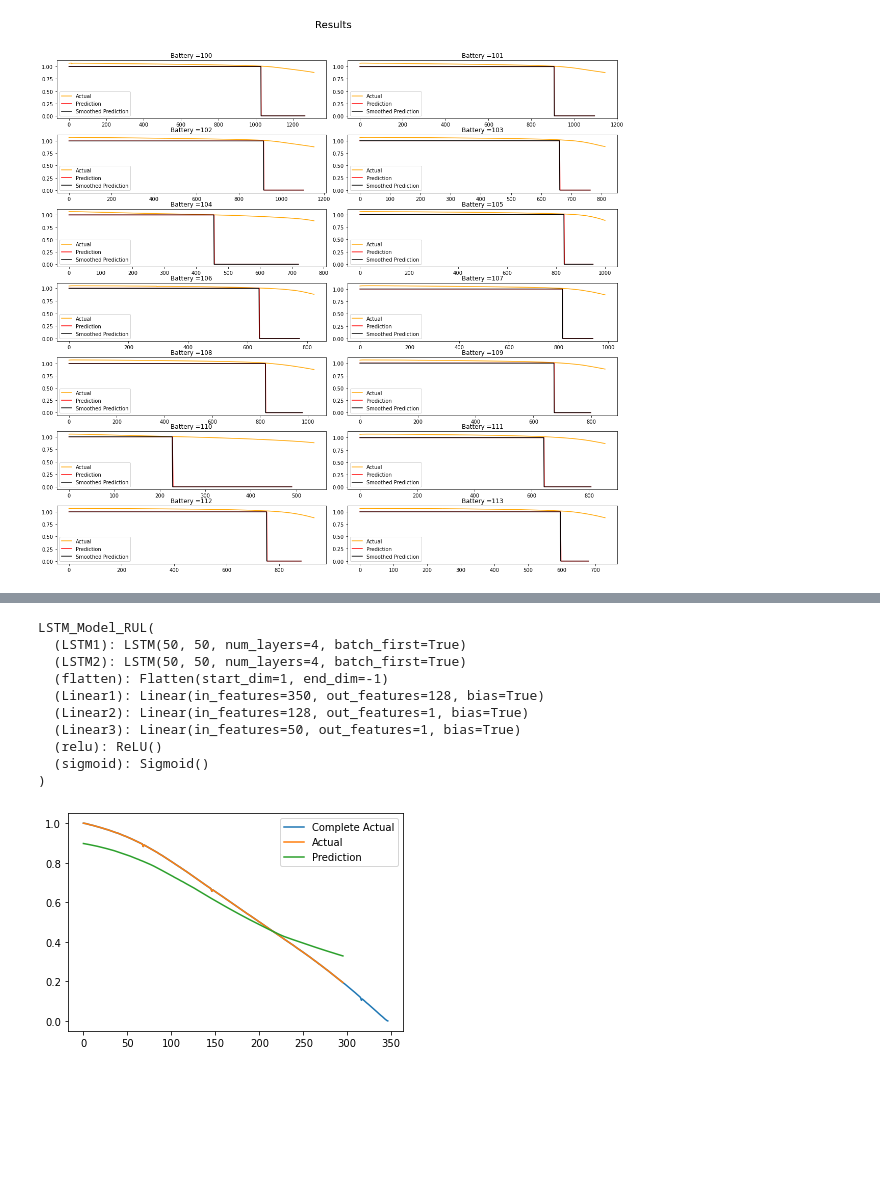
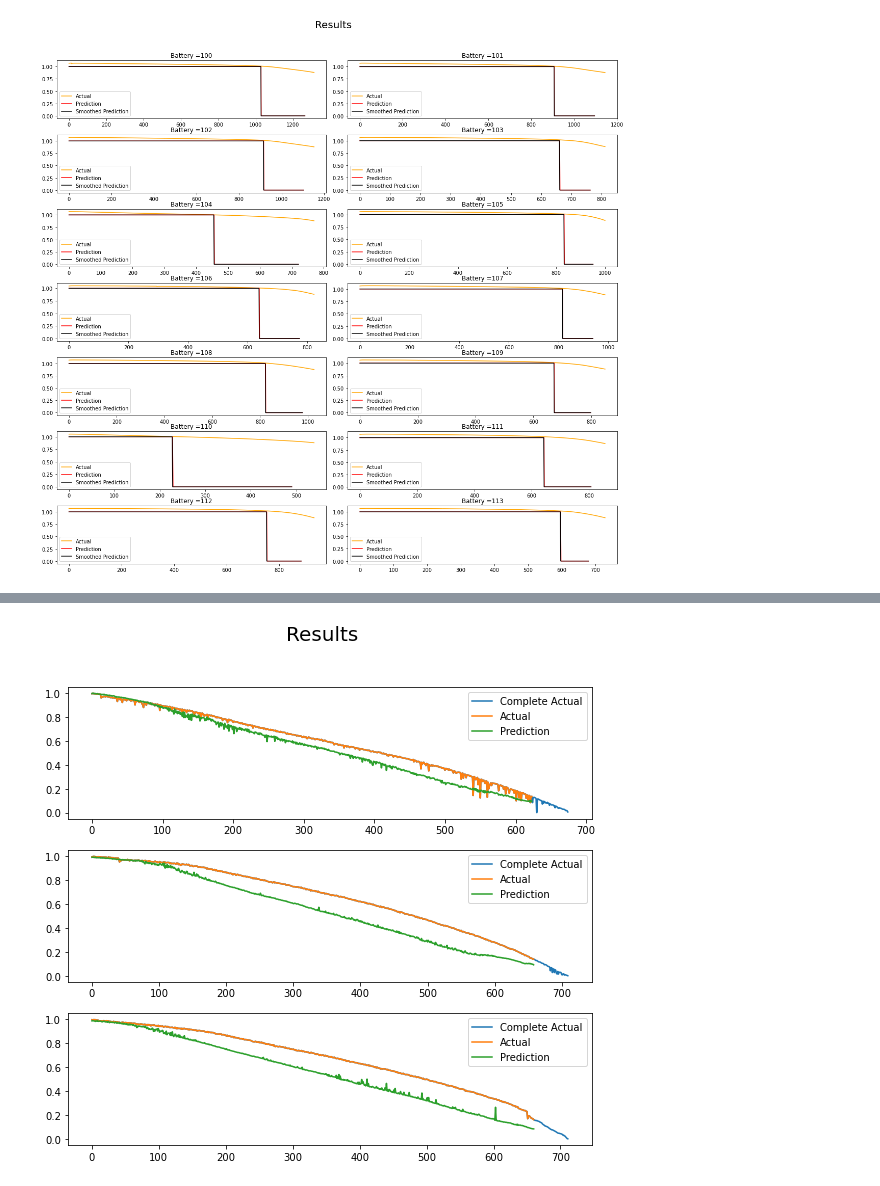
Before and after one commit to Dhruvadityamittal/RUL_Prediction_DFKI, a Jupyter notebook: FPC_Prediction/rul-prediction (5).ipynb, the cells around one changed output, grey strips where cells are left out. Cells and saved outputs as stored; diff of their text form; code cells hidden in the pictures; blank space fills up the shorter version.

Commit message:
Scenarios Added

```diff
--- a/FPC_Prediction/rul-prediction (5).ipynb
+++ b/FPC_Prediction/rul-prediction (5).ipynb
@@ -374,7 +351,7 @@ _,_ = get_fpc(model,batteries,discharge_capacities,FPC_dataloader,True, True,Tru
 [figure]
 # %%
 batteries = [i+100 for i in range(0,14)]
-_,_ = get_fpc(model,batteries,discharge_capacities,test_dataloader,True, False,False)
+_,_ = get_fpc(model,batteries,discharge_capacities,test_dataloader,True, False,False,"FPC_Testing")
 # %% [output]
 <Figure size 432x288 with 0 Axes>
 [figure]
@@ -627,9 +641,20 @@ test_data_RUL= get_data_RUL(discharge_capacities[100:],change_indices_test,windo
 obj_test_RUL  = battery_dataloader_RUL(test_data_RUL)
 
 
+train_data_RUL_scenario1= get_data_RUL_scenario1(discharge_capacities[:100],change_indices_train,window_size,stride,channels,"Train")
+obj_train_RUL_scenario1  = battery_dataloader_RUL(train_data_RUL_scenario1)
+
+test_data_RUL_scenario1= get_data_RUL_scenario1(discharge_capacities[100:],change_indices_test,window_size,stride,channels,"Test")
+obj_test_RUL_scenario1  = battery_dataloader_RUL(test_data_RUL_scenario1)
+
+
+
 train_dataloader_RUL = DataLoader(obj_train_RUL, batch_size=128,shuffle=True)
 train_dataloader_RUL_temp = DataLoader(obj_train_RUL, batch_size=1,shuffle=False)
+test_dataloader_RUL = DataLoader(obj_test_RUL, batch_size=1,shuffle=False)
 
-test_dataloader_RUL = DataLoader(obj_test_RUL, batch_size=1,shuffle=False)
+train_dataloader_RUL_scenario1 = DataLoader(obj_train_RUL_scenario1, batch_size=128,shuffle=True)
+train_dataloader_RUL_temp_scenario1 = DataLoader(obj_train_RUL_scenario1, batch_size=1,shuffle=False)
+test_dataloader_RUL_scenario1 = DataLoader(obj_test_RUL_scenario1, batch_size=1,shuffle=False)
 # %% [output]
 Test
@@ -695,18 +716,23 @@ def train_model_RUL(window_size,channels,train_dataloader,epochs,pretrained = Tr
-# %%
-train_model_RUL(window_size, channels,train_dataloader_RUL,200,pretrained = True)
-# %%
-model_RUL = LSTM_Model_RUL(window_size,channels)
-model_RUL.load_state_dict(torch.load("./Weights_RUL/model_RUL_f7_f50.pth",map_location= device))
-model_RUL.to(device)
-# %% [output]
-LSTM_Model_RUL(
-  (LSTM1): LSTM(50, 50, num_layers=4, batch_first=True)
-  (LSTM2): LSTM(50, 50, num_layers=4, batch_first=True)
-  (flatten): Flatten(start_dim=1, end_dim=-1)
-  (Linear1): Linear(in_features=350, out_features=128, bias=True)
-  (Linear2): Linear(in_features=128, out_features=1, bias=True)
-  (Linear3): Linear(in_features=50, out_features=1, bias=True)
-  (relu): ReLU()
-  (sigmoid): Sigmoid()
-)
+# %%
+learning_rate = 0.00001
+pretrained_RUL_scenario1 = True
+pretrained_RUL_scenario2 = True
+
+
+if(pretrained_RUL_scenario1):
+    model_RUL_scenario1 = LSTM_Model_RUL(window_size,channels)
+    model_RUL_scenario1.load_state_dict(torch.load("./Weights/Scenario1/model_RUL_Scenario1_f7_f50.pth",map_location= device))
+    model_RUL_scenario1.to(device)
+
+else:
+    load_pretrained_scenario1 = True
+    model_RUL_scenario2 = train_model_RUL(window_size, channels,train_dataloader_RUL,200,learning_rate,load_pretrained_scenario1,"./Weights/Scenario1/model_RUL_f7_f50.pth","./Weights_RUL/Scenario1/")
+
+if(pretrained_RUL_scenario2):
+    model_RUL_scenario2 = LSTM_Model_RUL(window_size,channels)
+    model_RUL_scenario2.load_state_dict(torch.load("./Weights/Scenario2/model_RUL_Scenario2_f7_f50.pth",map_location= device))
+    model_RUL_scenario2.to(device)
+else:
+    load_pretrained_scenario2 = True
+    model_RUL_scenario2 = train_model_RUL(window_size, channels,train_dataloader_RUL_scenario1,200,learning_rate,load_pretrained_scenario2,"./Weights/Scenario2/model_RUL_f7_f50.pth","./Weights_RUL/Scenario2/")
 # %%
@@ -764,6 +791,6 @@ def plot_RUL(model,batteries,data_loader,change_indices,plot_nomalized):
 # %%
-batteries =[99]
-plot_RUL(model_RUL,batteries,train_dataloader_RUL_temp,change_indices_train,True)
+batteries =[0,1,2]
+plot_RUL(model_RUL_scenario2,discharge_capacities,batteries,train_dataloader_RUL_temp,change_indices_train,True)
 # %% [output]
-[figure, old version]
+[figure, new version]
 # %%
```
Also changed, not shown: parts of 17 cells of this notebook, 15 other files.
